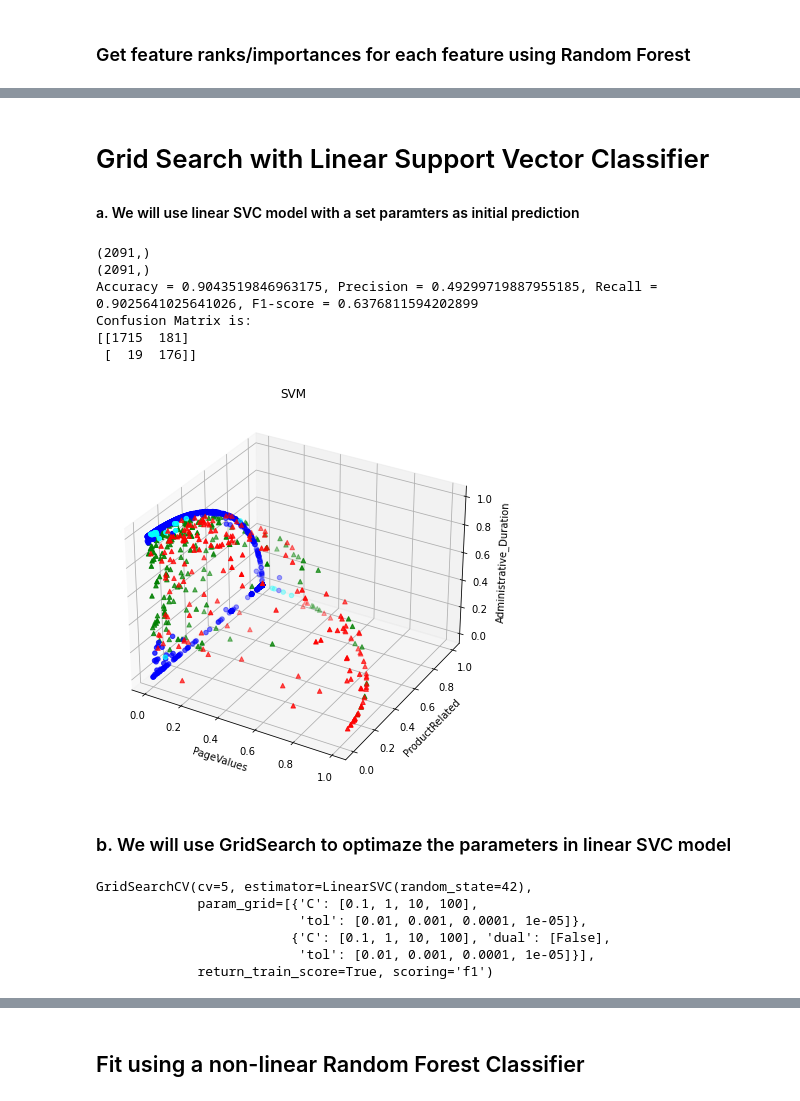
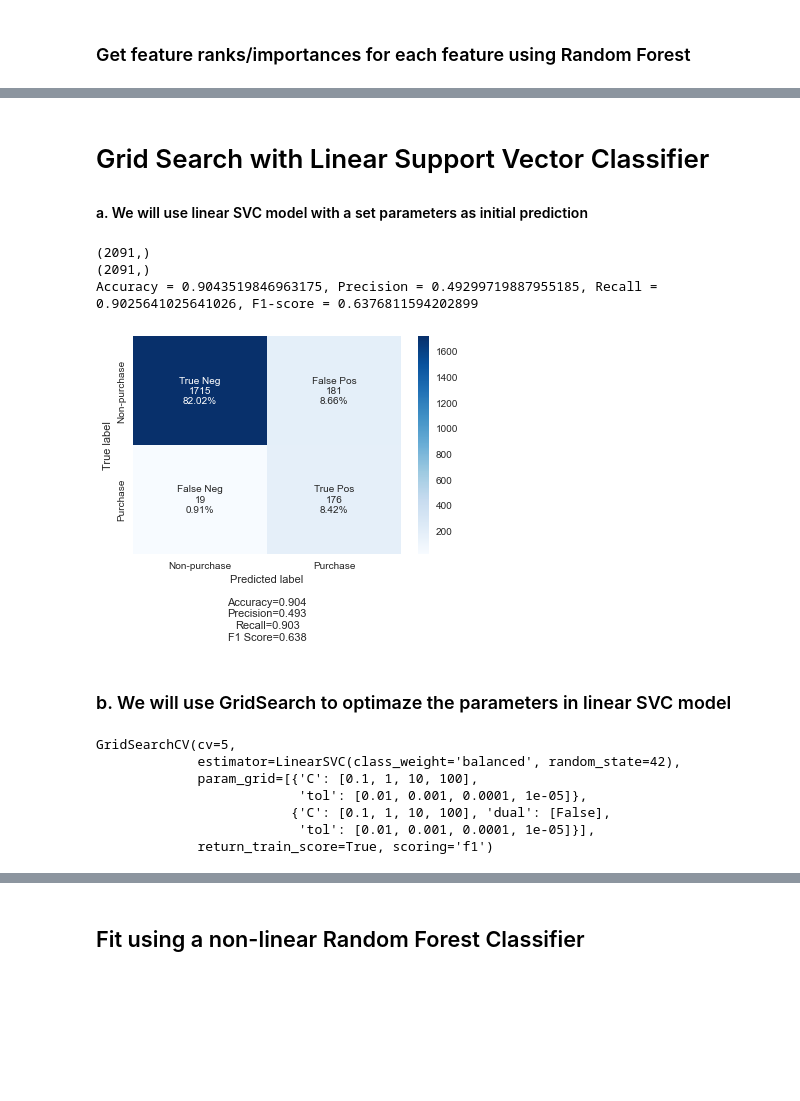
Before and after one commit to adinrh/Online-Shoppers-Purchasing-Intention, a Jupyter notebook: Main_online_shoppers.ipynb, the cells around one changed output, grey strips where cells are left out. Drawn from its saved outputs; the diff is of its cells as text; code cells hidden in the pictures; blank space fills up the shorter version.

```diff
--- a/Main_online_shoppers.ipynb
+++ b/Main_online_shoppers.ipynb
@@ -531,33 +534,35 @@ from sklearn.svm import LinearSVC
 # %% [markdown]
 # Grid Search with Linear Support Vector Classifier
 
-#### a. We will use linear SVC model with a set paramters as initial prediction
+#### a. We will use linear SVC model with a set parameters as initial prediction
 # %%
 svmb = LinearSVC(class_weight='balanced', random_state=42).fit(X_train, y_train)
 svm_predb = svmb.predict(X_test)
 print(svm_predb.shape)
 print(y_test.shape)
 
 # metrics
 cmlog = confusion_matrix(y_test,svm_predb)
 acc   = accuracy(y_test,svm_predb)
 rec   = recall(y_test,svm_predb)
 prec  = precision(y_test,svm_predb)
 f1    = f1_score(y_test,svm_predb)
 
 # Print the metrics, display the confusion matrix, and visualize the model
 print(f'Accuracy = {acc}, Precision = {prec}, Recall = {rec}, F1-score = {f1}')
-print('Confusion Matrix is:')
-print(cmlog)
-visualize_scatter_plot(X_test,y_test,svm_predb,'SVM')
+#print('Confusion Matrix is:')
+#print(cmlog)
+
+labels = ['True Neg','False Pos','False Neg','True Pos']
+categories = ['Non-purchase', 'Purchase']
+make_confusion_matrix(cmlog, group_names=labels, categories=categories)
+
+#visualize_scatter_plot(X_test,y_test,svm_predb,'SVM')
 # %% [output]
 (2091,)
 (2091,)
 Accuracy = 0.9043519846963175, Precision = 0.49299719887955185, Recall = 0.9025641025641026, F1-score = 0.6376811594202899
-Confusion Matrix is:
-[[1715  181]
- [  19  176]]
-[figure, old version]
+[figure, new version]
 # %% [markdown]
 ### b. We will use GridSearch to optimaze the parameters in linear SVC model
 # %%
@@ -567,12 +572,13 @@ param_grid = [
               {"C":[0.1, 1, 10, 100], "tol":[0.01, 1e-3, 1e-4, 1e-5]},
               {"dual":[False], "C":[0.1, 1, 10, 100], "tol":[0.01, 1e-3, 1e-4, 1e-5]}
 ]
-linsvc_clf = LinearSVC(random_state=42)
+linsvc_clf = LinearSVC(class_weight='balanced', random_state=42)
 
 grid_search_linsvc = GridSearchCV(linsvc_clf, param_grid, cv=5, scoring="f1", return_train_score=True)
 grid_search_linsvc.fit(X_train, y_train)
 # %% [output]
-GridSearchCV(cv=5, estimator=LinearSVC(random_state=42),
+GridSearchCV(cv=5,
+             estimator=LinearSVC(class_weight='balanced', random_state=42),
              param_grid=[{'C': [0.1, 1, 10, 100],
                           'tol': [0.01, 0.001, 0.0001, 1e-05]},
                          {'C': [0.1, 1, 10, 100], 'dual': [False],
```
Also changed, not shown: parts of 27 cells of this notebook, 42 other files.
